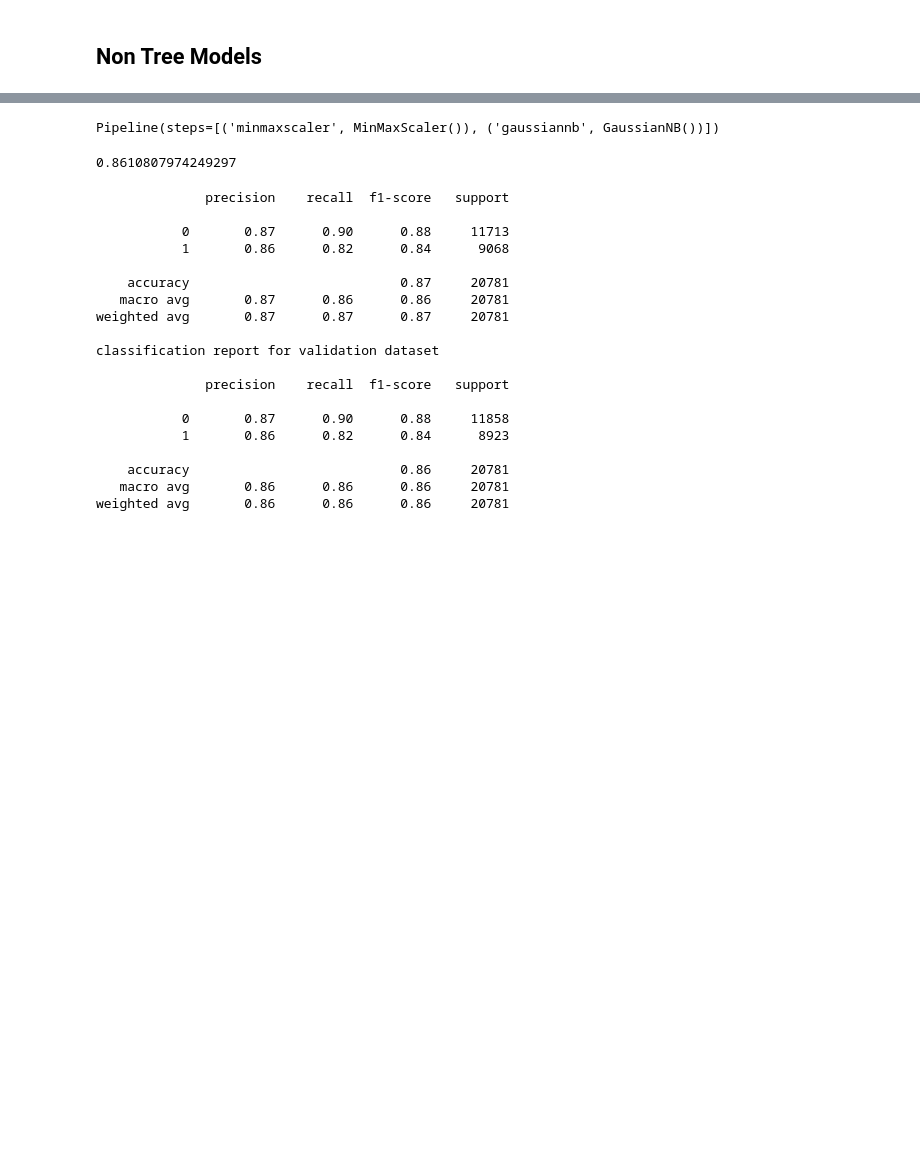
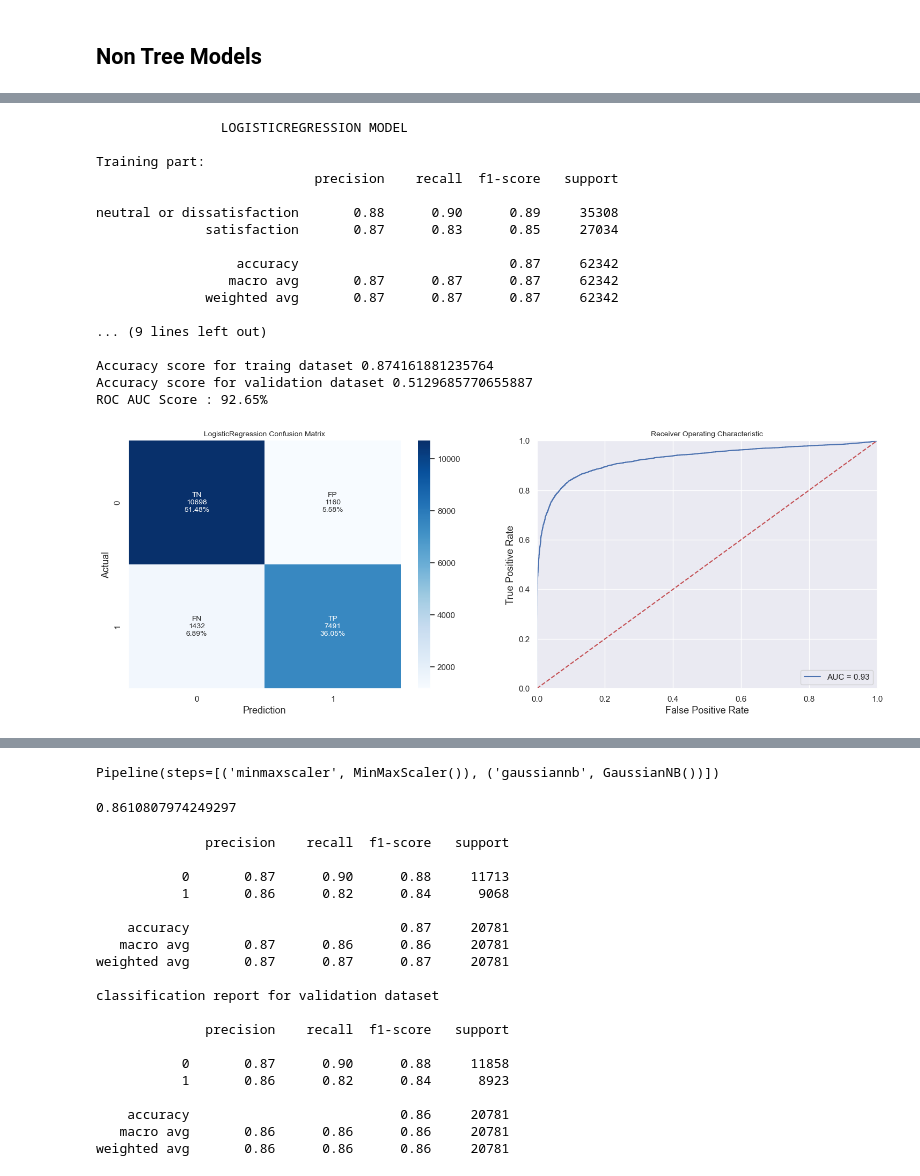
Before and after one commit to Nishantgithub821/Nishant0008, a Jupyter notebook: Airline Passenger Satisfaction ML Project.ipynb, the cells around one changed output, grey strips where cells are left out. Cells and saved outputs as stored; diff of their text form; code cells hidden in the pictures; blank space fills up the shorter version.

```diff
--- a/Airline Passenger Satisfaction ML Project.ipynb
+++ b/Airline Passenger Satisfaction ML Project.ipynb
@@ -753,4 +759,5 @@ X_val = val_df.drop("satisfaction", axis=1)
 y_val = val_df.satisfaction
 # %%
-X_test = test_df.drop("satisfaction", axis=1)
+X_test_ = test_df.drop("satisfaction", axis=1)
+X_test = scaler.transform(X_test_) ##scaled
 y_test = test_df.satisfaction
@@ -756,0 +787,17 @@ y_test = test_df.satisfaction
+# %%
+def plot_confustion_matrix(y_true,y_preds,axes,name=''):
+    """
+    To plot the Confusion Matrix for the given predictions
+
+    """
+    cm = confusion_matrix(y_true, y_preds)
+    group_names = ['TN','FP','FN','TP']
+    group_percentages = ["{0:.2%}".format(value) for value in cm.flatten()/np.sum(cm)]
+    group_counts = ["{0:0.0f}".format(value) for value in cm.flatten()]
+    labels = [f"{v1}\n{v2}\n{v3}" for v1, v2, v3 in zip(group_names,group_counts,group_percentages)]
+    labels = np.asarray(labels).reshape(2,2)
+    sns.heatmap(cm, annot=labels, fmt='', cmap='Blues',ax=axes)
+    axes.set_ylim([2,0])
+    axes.set_xlabel('Prediction')
+    axes.set_ylabel('Actual')
+    axes.set_title(f'{name} Confusion Matrix');
@@ -763,2 +851,46 @@ from sklearn.metrics import
 # %%
+# Import the model
 from sklearn.linear_model import LogisticRegression
+
+#fit the model
+model = LogisticRegression()
+model.fit(X_train,y_train)
+
+# prediction
+pred_train = model.predict(X_train)
+pred_val = model.predict(X_test)
+
+
+# model name
+model_name = str(type(model)).split(".")[-1][0:-2]
+print(f"\t\t{model_name.upper()} MODEL\n")
+
+print('Training part:')
+print(classification_report(y_train, pred_train,
+                                    target_names=['neutral or dissatisfaction', 'satisfaction']))
+print('validation part:')
+print(classification_report(y_val, pred_val,
+                                    target_names=['neutral or dissatisfaction', 'satisfaction']))
+print("Accuracy score for traing dataset",accuracy_score(y_train, pred_train))
+print("Accuracy score for validation dataset",accuracy_score(y_val, pred_val))
+
+make_classification_report(model,X_val,y_val)
+# %% [output]
+                LOGISTICREGRESSION MODEL
+
+Training part:
+                            precision    recall  f1-score   support
+
+neutral or dissatisfaction       0.88      0.90      0.89     35308
+              satisfaction       0.87      0.83      0.85     27034
+
+                  accuracy                           0.87     62342
+                 macro avg       0.87      0.87      0.87     62342
+              weighted avg       0.87      0.87      0.87     62342
+
+... (9 lines left out)
+
+Accuracy score for traing dataset 0.874161881235764
+Accuracy score for validation dataset 0.5129685770655887
+ROC AUC Score : 92.65%
+[figure, added]
```
Also changed, not shown: parts of 67 cells of this notebook.
